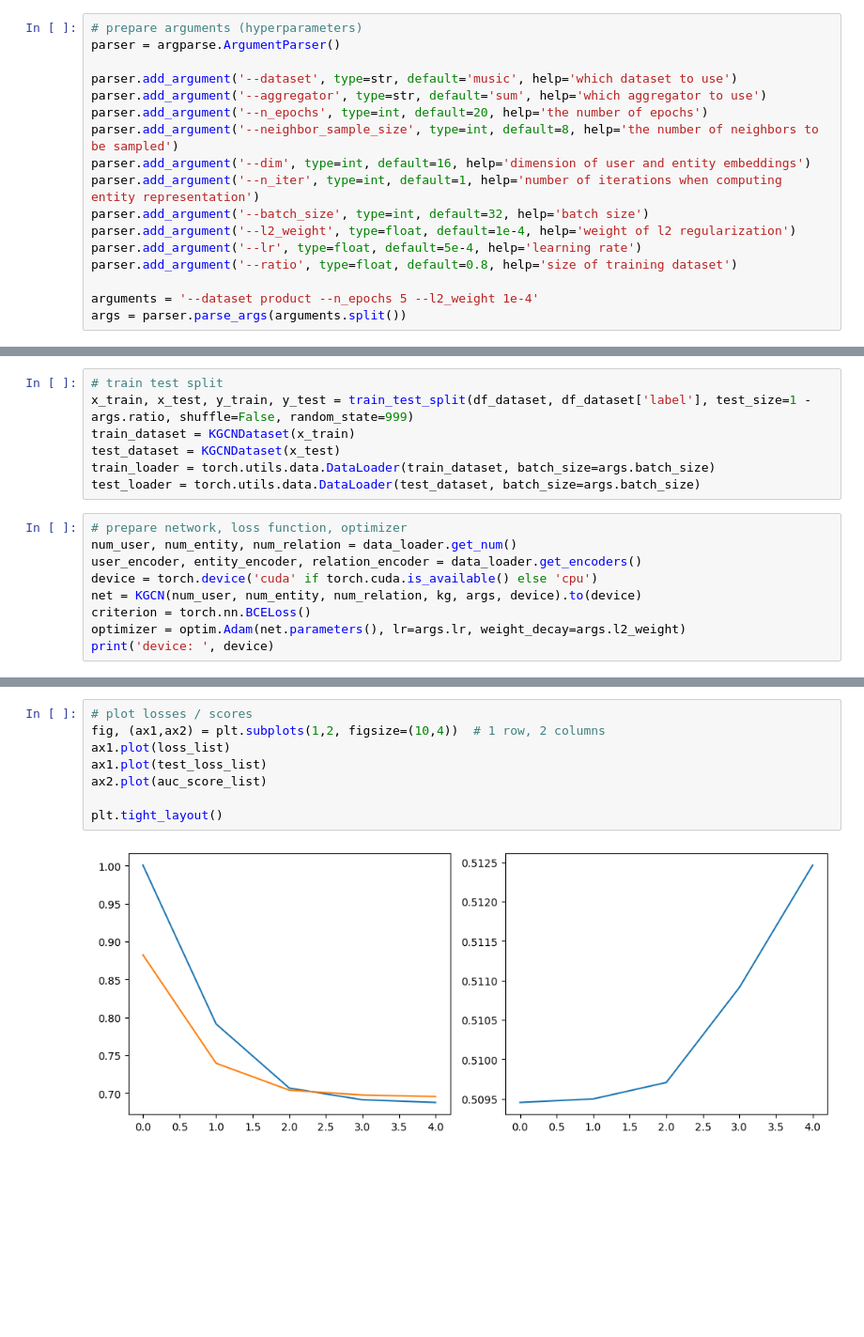
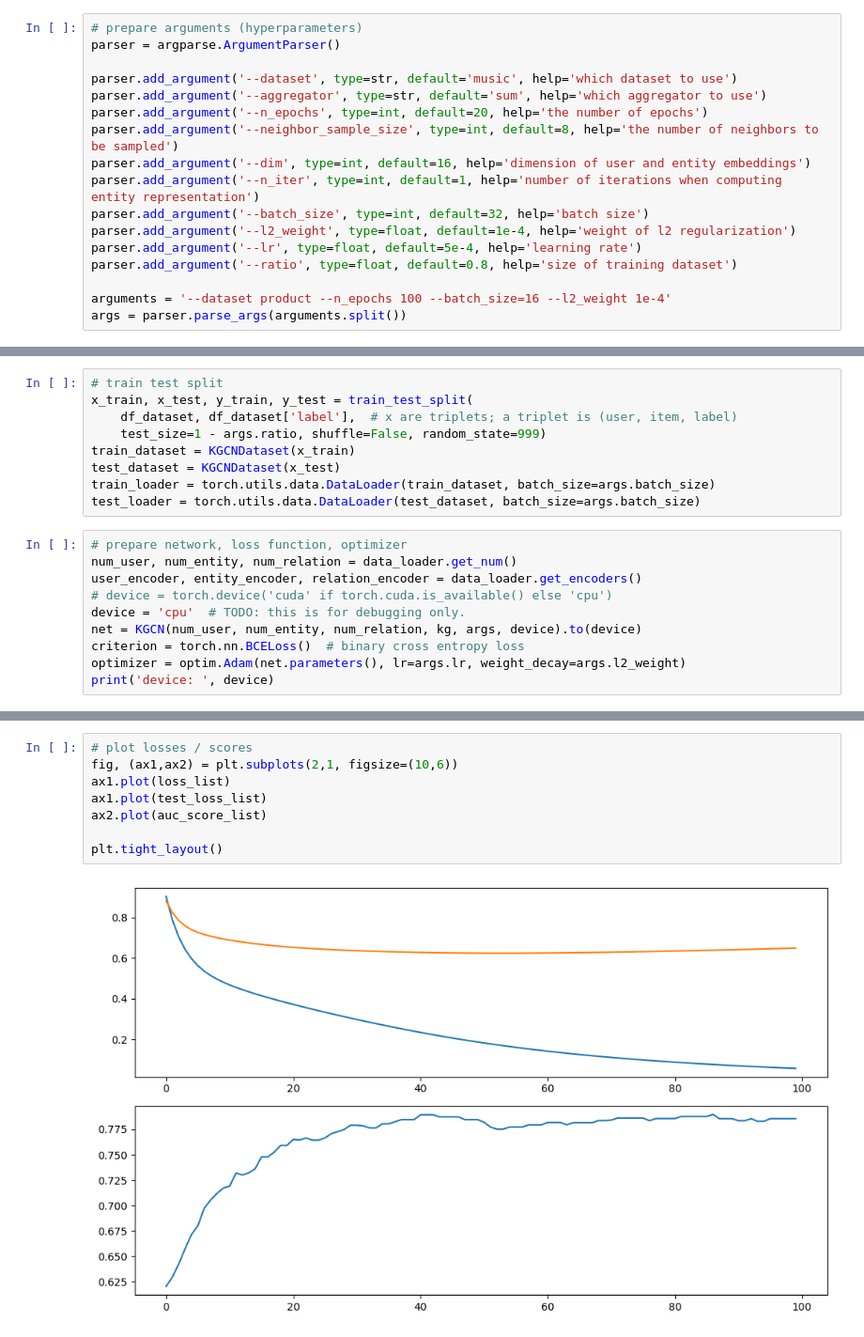
Before and after one commit to zzaebok/KGCN-pytorch, a Jupyter notebook: KGCN.ipynb, the cells around one changed output, grey strips where cells are left out. Shown: that part at 94% size. Saved outputs shown, nothing was run; the diff lists cells and outputs as text; blank space fills up the shorter version.

```diff
--- a/KGCN.ipynb
+++ b/KGCN.ipynb
@@ -25,7 +27,7 @@ parser.add_argument('--l2_weight', type=float, default=1e-4, help='weight of l2
 parser.add_argument('--lr', type=float, default=5e-4, help='learning rate')
 parser.add_argument('--ratio', type=float, default=0.8, help='size of training dataset')
 
-arguments = '--dataset product --n_epochs 5 --l2_weight 1e-4'
+arguments = '--dataset product --n_epochs 100 --batch_size=16 --l2_weight 1e-4'
 args = parser.parse_args(arguments.split())
 # %%
 # build dataset and knowledge graph
@@ -49,7 +65,9 @@ class KGCNDataset(torch.utils.data.Dataset):
         return user_id, item_id, label
 # %%
 # train test split
-x_train, x_test, y_train, y_test = train_test_split(df_dataset, df_dataset['label'], test_size=1 - args.ratio, shuffle=False, random_state=999)
+x_train, x_test, y_train, y_test = train_test_split(
+    df_dataset, df_dataset['label'],  # x are triplets; a triplet is (user, item, label)
+    test_size=1 - args.ratio, shuffle=False, random_state=999)
 train_dataset = KGCNDataset(x_train)
 test_dataset = KGCNDataset(x_test)
 train_loader = torch.utils.data.DataLoader(train_dataset, batch_size=args.batch_size)
@@ -58,9 +76,10 @@ test_loader = torch.utils.data.DataLoader(test_dataset, batch_size=args.batch_si
 # prepare network, loss function, optimizer
 num_user, num_entity, num_relation = data_loader.get_num()
 user_encoder, entity_encoder, relation_encoder = data_loader.get_encoders()
-device = torch.device('cuda' if torch.cuda.is_available() else 'cpu')
+# device = torch.device('cuda' if torch.cuda.is_available() else 'cpu')
+device = 'cpu'  # TODO: this is for debugging only.
 net = KGCN(num_user, num_entity, num_relation, kg, args, device).to(device)
-criterion = torch.nn.BCELoss()
+criterion = torch.nn.BCELoss()  # binary cross entropy loss
 optimizer = optim.Adam(net.parameters(), lr=args.lr, weight_decay=args.l2_weight)
 print('device: ', device)
 # %% [output]
@@ -105,10 +140,10 @@ KeyboardInterrupt:
 # %%
 # plot losses / scores
-fig, (ax1,ax2) = plt.subplots(1,2, figsize=(10,4))  # 1 row, 2 columns
+fig, (ax1,ax2) = plt.subplots(2,1, figsize=(10,6))
 ax1.plot(loss_list)
 ax1.plot(test_loss_list)
 ax2.plot(auc_score_list)
 
 plt.tight_layout()
 # %% [output]
-[figure, old version]
+[figure, new version]
```
Also changed, not shown: parts of 6 cells of this notebook, 11 other files.
